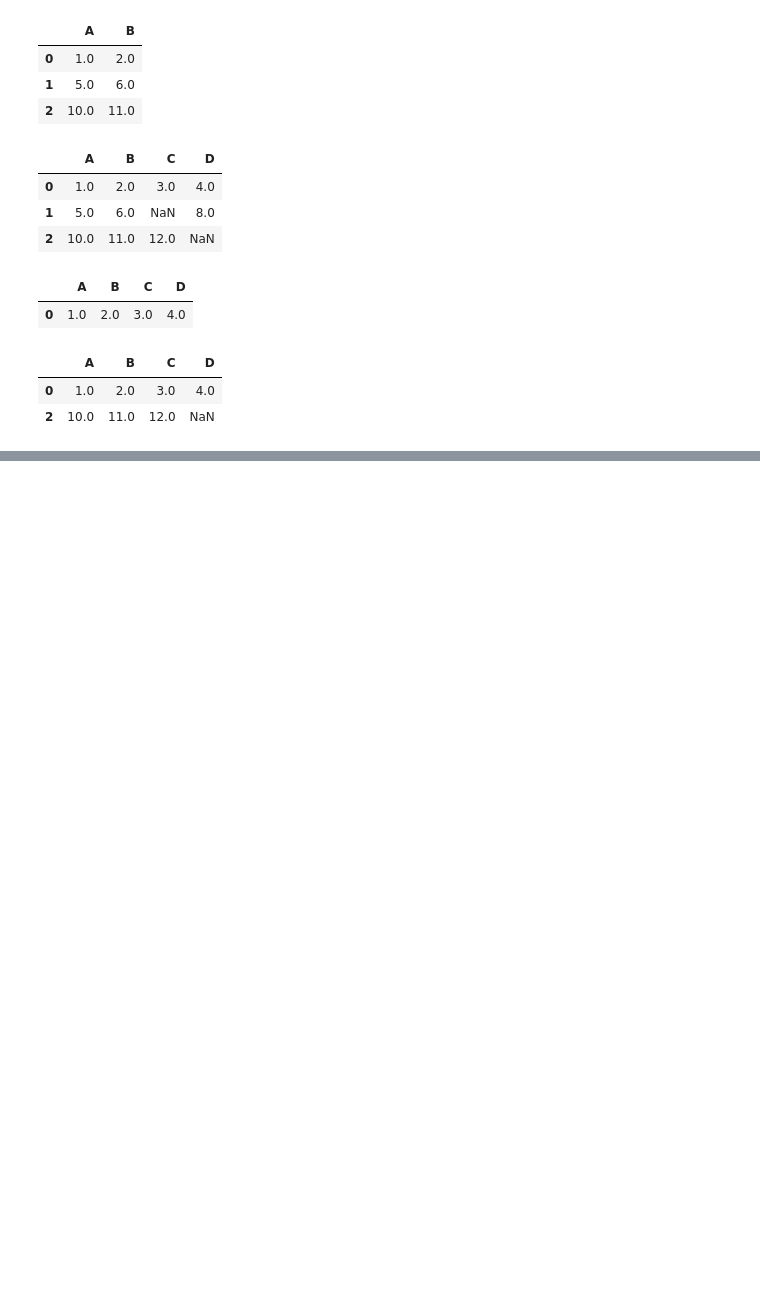
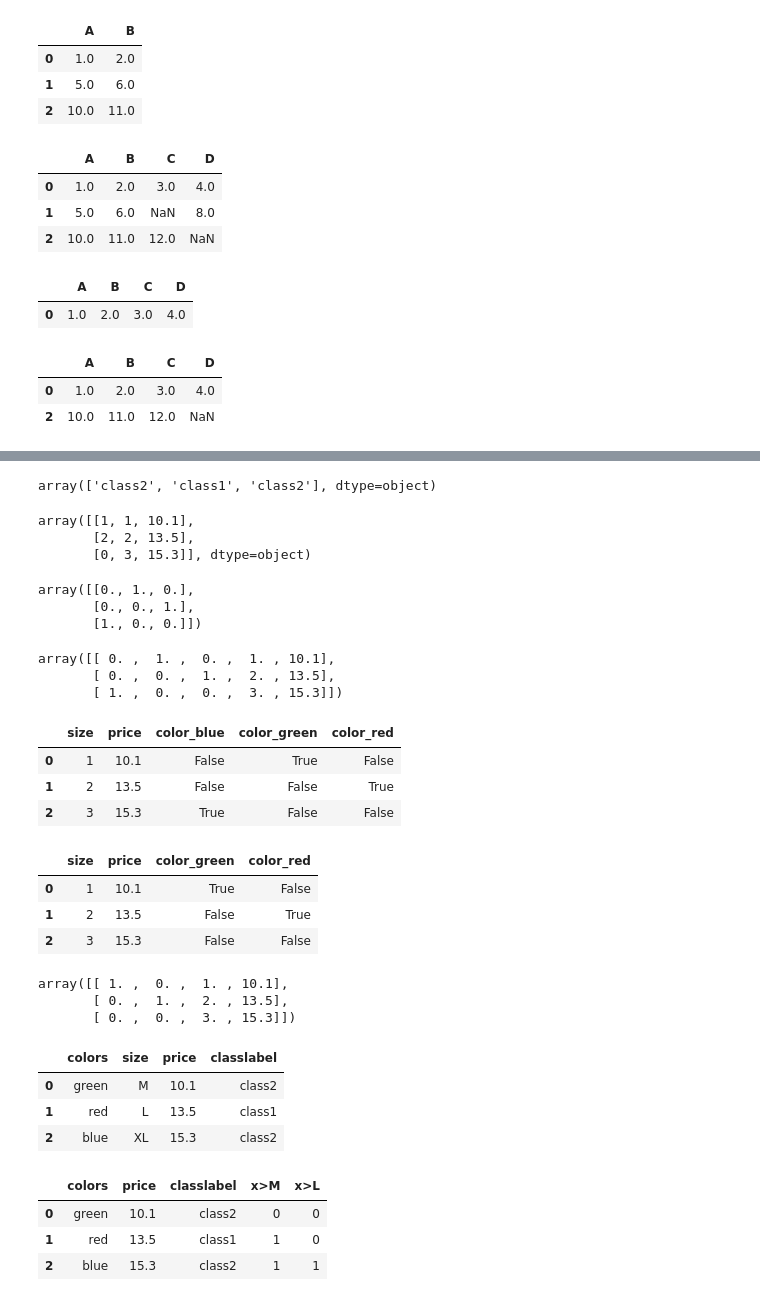
Before and after one commit to afif-af/ml_pytorch_scikitlearn, a Jupyter notebook: Chapter04ml_pytorch.ipynb, the cells around one changed output, grey strips where cells are left out. Saved outputs shown, nothing was run; the diff lists cells and outputs as text; code cells hidden in the pictures; blank space fills up the shorter version.

```diff
--- a/Chapter04ml_pytorch.ipynb
+++ b/Chapter04ml_pytorch.ipynb
@@ -64,0 +106,2 @@ df.dropna(subset=['C'])
+# %%
+df['size']=df['size'].map(size_mapping)
@@ -64,0 +124,5 @@ df.dropna(subset=['C'])
+# %%
+import numpy as np
+class_mapping={label:idx for idx, label in
+               enumerate (np.unique(df['classlabel']))}
+class_mapping
@@ -64,0 +131,2 @@ df.dropna(subset=['C'])
+# %%
+df['classlabel']=df['classlabel'].map(class_mapping)
@@ -64,0 +140,4 @@ df.dropna(subset=['C'])
+# %%
+inv_class_mapping={v: k for k, v in class_mapping.items()}
+df['classlabel']=df['classlabel'].map(inv_class_mapping)
+df
@@ -64,0 +156,22 @@ df.dropna(subset=['C'])
+# %%
+class_le.inverse_transform(y)
+# %% [output]
+array(['class2', 'class1', 'class2'], dtype=object)
+# %%
+x=df[['color','size','price']].values
+color_le=LabelEncoder()
+x[:,0]=color_le.fit_transform(x[:, 0])
+x
+# %% [output]
+array([[1, 1, 10.1],
+       [2, 2, 13.5],
+       [0, 3, 15.3]], dtype=object)
+# %%
+from sklearn.preprocessing import OneHotEncoder
+x=df[['color','size','price']].values
+color_ohe=OneHotEncoder()
+color_ohe.fit_transform(x[:,0].reshape(-1,1)).toarray()
+# %% [output]
+array([[0., 1., 0.],
+       [0., 0., 1.],
+       [1., 0., 0.]])
@@ -64,0 +185,20 @@ df.dropna(subset=['C'])
+# %%
+c_transf.fit_transform(x).astype(float)
+# %% [output]
+array([[ 0. ,  1. ,  0. ,  1. , 10.1],
+       [ 0. ,  0. ,  1. ,  2. , 13.5],
+       [ 1. ,  0. ,  0. ,  3. , 15.3]])
+# %%
+pd.get_dummies(df[['color','size','price']])
+# %% [output]
+|  | size | price | color_blue | color_green | color_red |
+| 0 | 1 | 10.1 | False | True | False |
+| 1 | 2 | 13.5 | False | False | True |
+| 2 | 3 | 15.3 | True | False | False |
+# %%
+pd.get_dummies(df[['color','size','price']], drop_first=True)
+# %% [output]
+|  | size | price | color_green | color_red |
+| 0 | 1 | 10.1 | True | False |
+| 1 | 2 | 13.5 | False | True |
+| 2 | 3 | 15.3 | False | False |
@@ -64,0 +211,17 @@ df.dropna(subset=['C'])
+# %%
+c_transf.fit_transform(x).astype(float)
+# %% [output]
+array([[ 1. ,  0. ,  1. , 10.1],
+       [ 0. ,  1. ,  2. , 13.5],
+       [ 0. ,  0. ,  3. , 15.3]])
+# %%
+df=pd.DataFrame([['green','M',10.1,'class2'],
+                 ['red','L',13.5,'class1'],
+                 ['blue','XL',15.3,'class2']])
+df.columns=['colors','size','price','classlabel']
+df
+# %% [output]
+|  | colors | size | price | classlabel |
+| 0 | green | M | 10.1 | class2 |
+| 1 | red | L | 13.5 | class1 |
+| 2 | blue | XL | 15.3 | class2 |
@@ -64,0 +235,8 @@ df.dropna(subset=['C'])
+# %%
+del df['size']
+df
+# %% [output]
+|  | colors | price | classlabel | x>M | x>L |
+| 0 | green | 10.1 | class2 | 0 | 0 |
+| 1 | red | 13.5 | class1 | 1 | 0 |
+| 2 | blue | 15.3 | class2 | 1 | 1 |
```
Also changed, not shown: parts of 21 cells of this notebook.
